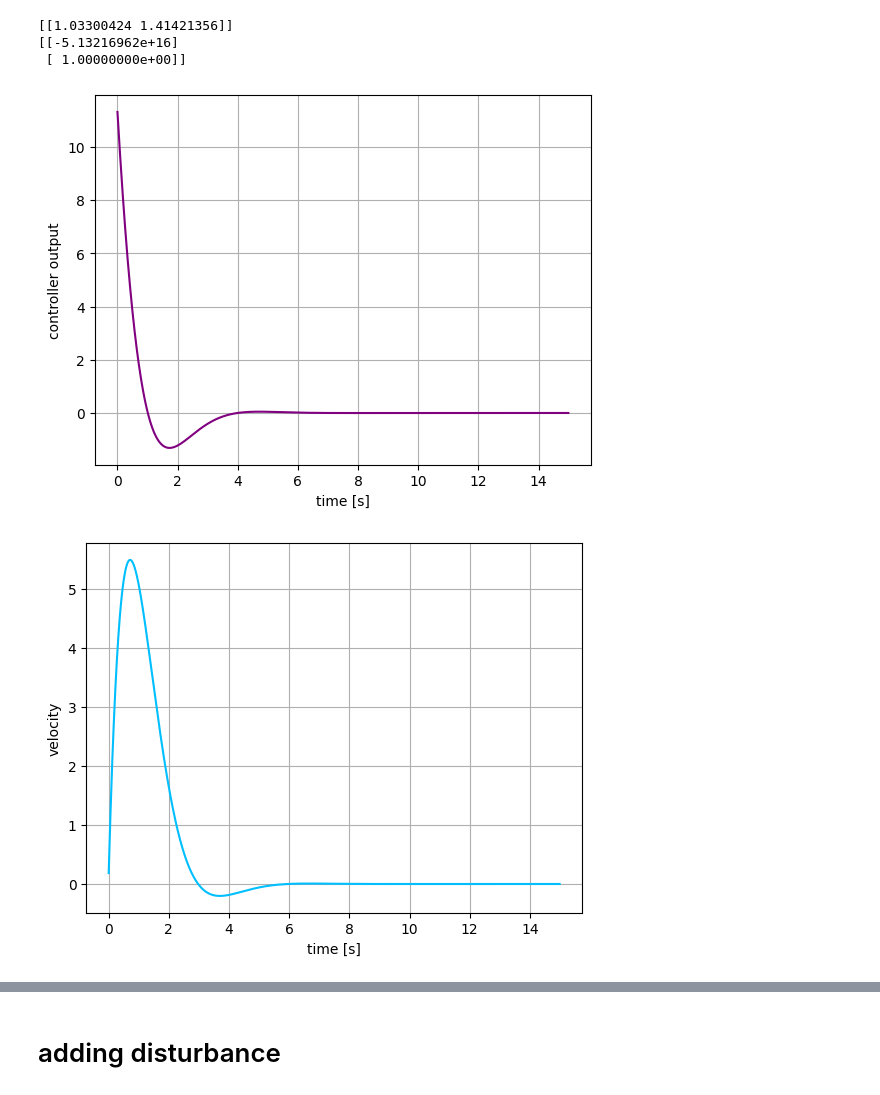
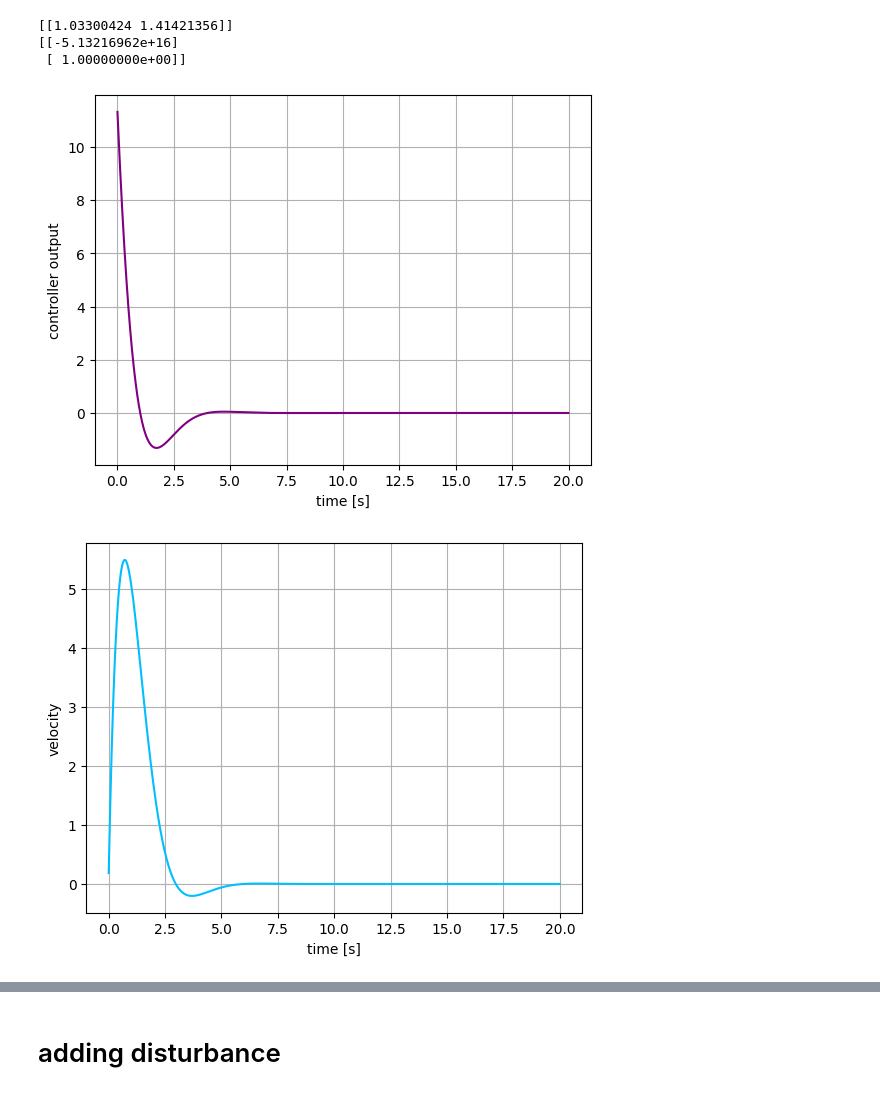
Before and after one commit to michalnand/libs_control, a Jupyter notebook: tutorials/01_lqr_servo.ipynb, the cells around one changed output, grey strips where cells are left out. Drawn from its saved outputs; the diff is of its cells as text; code cells hidden in the pictures.

```diff
--- a/tutorials/01_lqr_servo.ipynb
+++ b/tutorials/01_lqr_servo.ipynb
@@ -126,7 +126,7 @@ print(g)
 # %%
 #closed loop step response
 dt          = 0.01
-steps       = 1500
+steps       = 2000
 t_result    = numpy.arange(steps)*dt
 
 #required state, position = 7
@@ -149,32 +149,32 @@ for i in range(steps):
 
     #dynamical system step
     dx = a@x + b@u
     x  = x + dx*dt
 
     u_result[i] = u[0][0]
     x_result[i] = x[:, 0]
 
 #plot response
 plt.clf()
 plt.ylabel("controller output")
 plt.xlabel("time [s]")
 plt.plot(t_result, u_result[:, 0], color="purple")
 plt.grid()
 plt.show()
 
 plt.clf()
 plt.ylabel("velocity")
 plt.xlabel("time [s]")
 plt.plot(t_result, x_result[:, 0], color="deepskyblue")
 plt.grid()
 plt.show()
 
 plt.clf()
 plt.ylabel("position")
 plt.xlabel("time [s]")
 plt.plot(t_result, x_result[:, 1], color="deepskyblue")
 plt.grid()
 plt.show()
 # %% [output]
-[figure, old version]
+[figure, new version]
-[figure, old version]
+[figure, new version]
```
Also changed, not shown: parts of 4 cells of this notebook, 4 other files.
